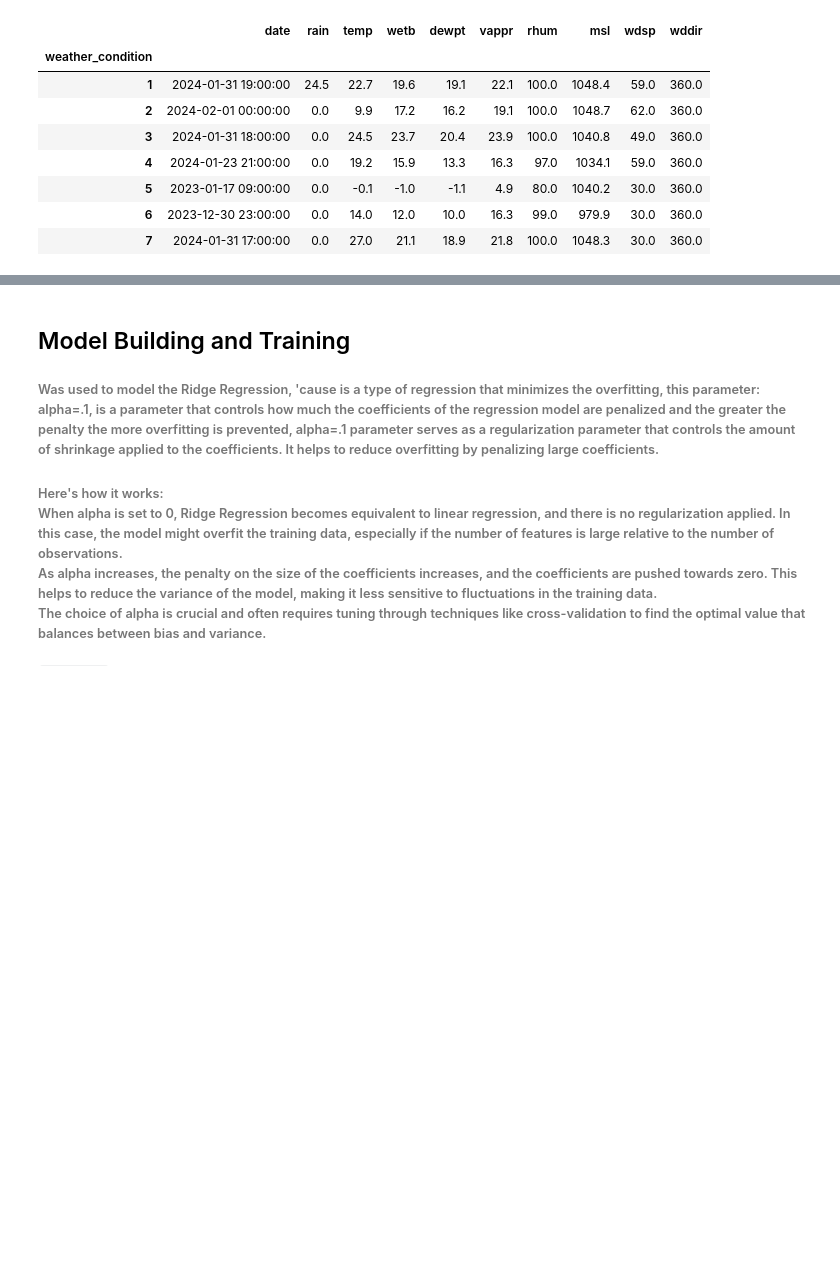
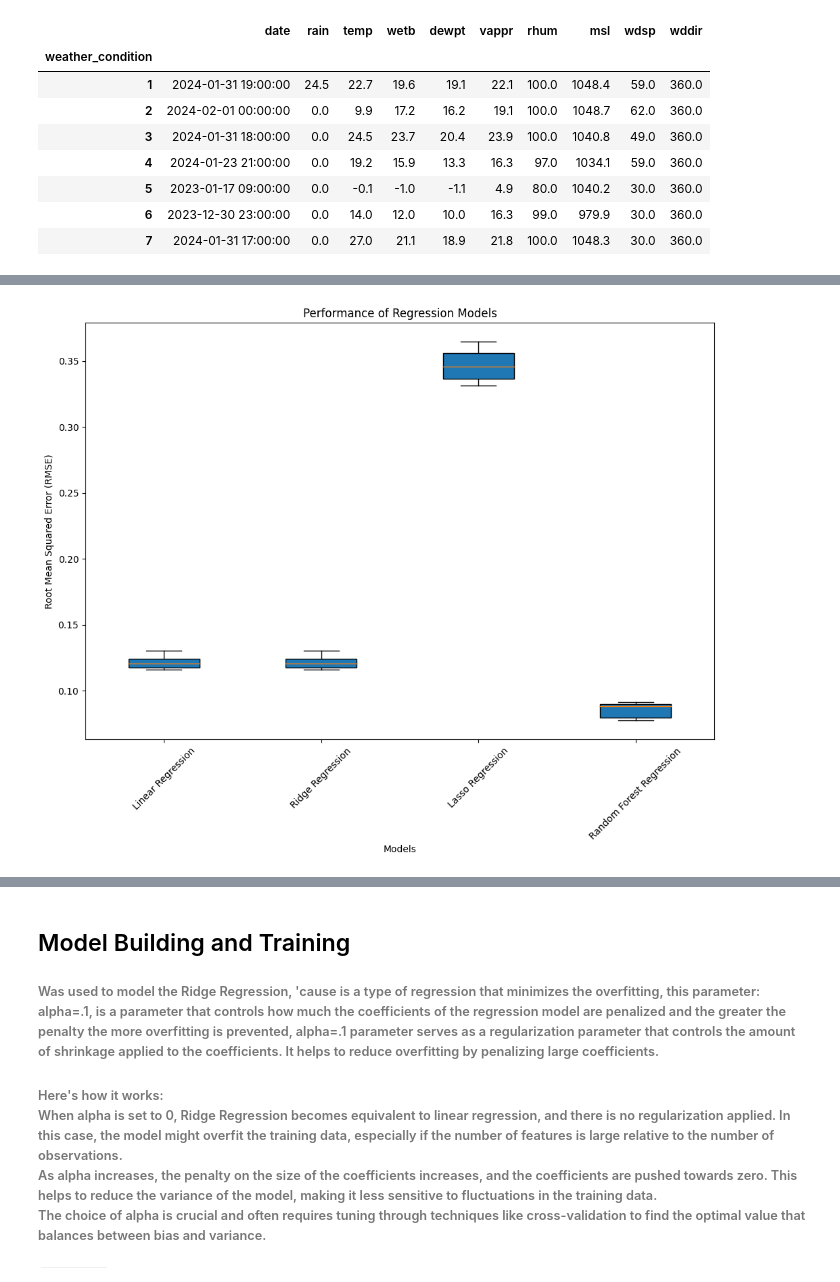
Before and after one commit to felipedds/weather-analysis, a Jupyter notebook: notebooks/analysis.ipynb, the cells around one changed output, grey strips where cells are left out. Drawn from its saved outputs; the diff is of its cells as text; code cells hidden in the pictures; blank space fills up the shorter version.

```diff
--- a/notebooks/analysis.ipynb
+++ b/notebooks/analysis.ipynb
@@ -321,0 +259,63 @@ data_interpolated.groupby("weather_condition").max()
+# %%
+# Model Selection of Regression Models
+models = {
+    "Linear Regression": LinearRegression(),
+    "Ridge Regression": Ridge(),
+    "Lasso Regression": Lasso(),
+    "Random Forest Regression": RandomForestRegressor()
+}
+
+# Dictionary to store cross-validation scores for each model
+cv_scores = {}
+
+# Split the data into features (X) and target (y)
+X = data_interpolated[["rain", "wetb", "dewpt", "vappr", "rhum"]]
+y = data_interpolated["temp"]
+
+X_train, X_test, y_train, y_test = train_test_split(X, y, test_size=0.25, random_state=2)
+
+# Cross-validate each model and store scores
+for name, model in models.items():
+    scores = cross_val_score(model, X_train, y_train, cv=7, scoring="neg_mean_squared_error")
+    cv_scores[name] = np.sqrt(-scores)  # Convert negative MSE to RMSE
+
+# Plot results
+plt.figure(figsize=(12, 8))
+plt.boxplot(cv_scores.values(), labels=cv_scores.keys(), patch_artist=True)
+plt.title("Performance of Regression Models")
+plt.xlabel("Models")
+plt.ylabel("Root Mean Squared Error (RMSE)")
+plt.xticks(rotation=45)
+plt.savefig("../reports/performance_regression_models.png")
+plt.show()
+
+# Split the data into features (X) and target (y)
+features_X = data_interpolated[["rain", "wetb", "dewpt", "vappr", "rhum", "msl", "wdsp", "wddir", "weather_condition"]]
+target_y = data_interpolated["temp"]
+
+# Hyperparameter Tuning (SelectKBest)
+select_kbest = SelectKBest(k="all")
+fit = select_kbest.fit(features_X, target_y)
+df_scores = pd.DataFrame(fit.scores_)
+df_columns = pd.DataFrame(features_X.columns)
+featureScores = pd.concat([df_columns, df_scores], axis=1)
+featureScores.columns = ["Specs", "Score"]
+featureScores.nlargest(10, "Score").set_index("Specs")
+print(featureScores)
+
+# Split the data into training and testing sets
+X_train, X_test, y_train, y_test = train_test_split(features_X, target_y, test_size=0.20, random_state=42)
+
+# Random Search (Hyperparameters)
+model = Ridge()
+param = {"alpha": [".1", ".10"], "fit_intercept": [True, False], "solver": ["auto", "svd", "cholesky", "lsqr", "sparse_cg", "sag", "saga"]}
+randomized_search = RandomizedSearchCV(model, param_distributions=param, n_iter=7, cv=7, random_state=1).fit(X_train, y_train)
+print("Best: %f using %s" % (randomized_search.best_score_, randomized_search.best_params_))
+means = randomized_search.cv_results_["mean_test_score"]
+stds = randomized_search.cv_results_["std_test_score"]
+parameters = randomized_search.cv_results_["params"]
+for mean, stdev, param in zip(means, stds, parameters):
+    print(f' {mean} {stdev} with: {param}')
+print(f"\nBest Score: {randomized_search.best_score_} using these Best Parameters: {randomized_search.best_params_}")
+# %% [output]
+[figure, added]
```
Also changed, not shown: parts of 11 cells of this notebook, 3 other files.
